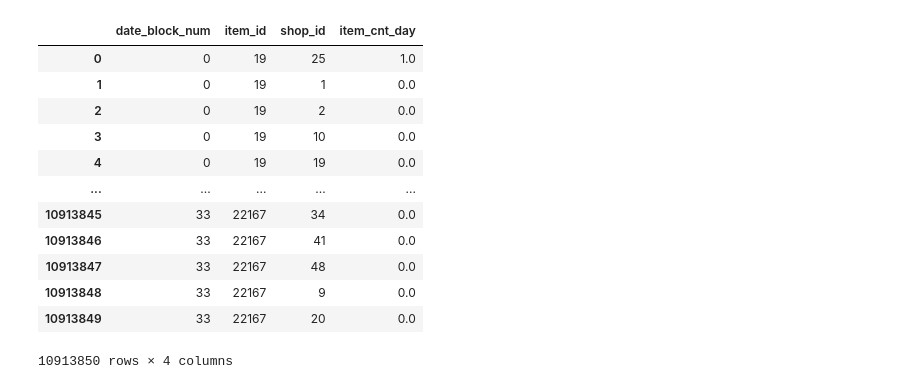
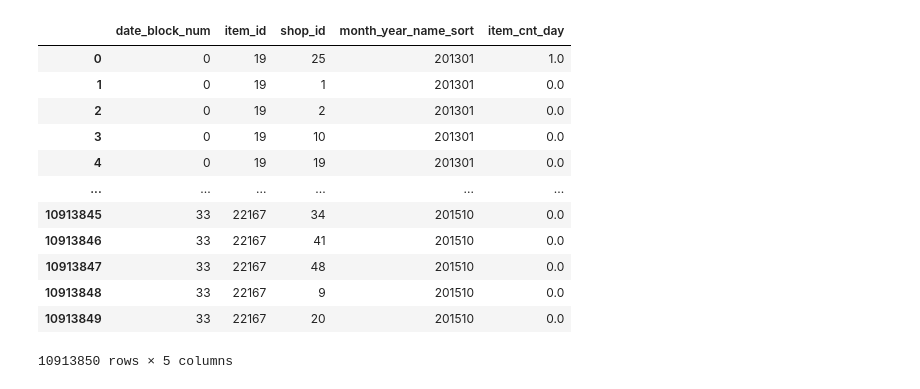
Before and after one commit to higps/miniprosjekt, a Jupyter notebook: rukjop.ipynb, the cells around one changed output. Saved outputs shown, nothing was run; the diff lists cells and outputs as text; code cells hidden in the pictures.

```diff
--- a/rukjop.ipynb
+++ b/rukjop.ipynb
@@ -3,4 +3,4 @@ import pandas as pd
 from itertools import product
 # %%
 df_original = pd.read_csv("sales_train.csv")
-df_original.columns
+df_calender = pd.read_csv("formatted_calender.csv")
@@ -10,0 +7,3 @@ Index(['date', 'date_block_num', 'shop_id', 'item_id', 'item_price',
+# %%
+df_original = pd.merge(df_original, df_calender, how="inner", on="date")
+df_original
@@ -11,27 +24,27 @@ Index(['date', 'date_block_num', 'shop_id', 'item_id', 'item_price',
 # %%
-df_draft = df_original[["date_block_num", "shop_id", "item_id", "item_cnt_day"]].copy()
-df_draft = df_draft.groupby(["date_block_num", "item_id", "shop_id"], as_index=False).sum()
+df_draft = df_original[["date_block_num", "shop_id", "item_id", "item_cnt_day", "month_year_name_sort"]].copy()
+df_draft = df_draft.groupby(["date_block_num", "item_id", "shop_id", "month_year_name_sort"], as_index=False).sum()
 df_result = pd.DataFrame()
 for i in range(34):
-    df_date_block = df_draft[df_draft["date_block_num"] == i][["date_block_num", "item_id", "shop_id"]]
-    df_crossed = pd.DataFrame(list(product([i], df_date_block["item_id"].unique(), df_date_block["shop_id"].unique())),
-                               columns=["date_block_num", "item_id", "shop_id"])
+    df_date_block = df_draft[df_draft["date_block_num"] == i][["date_block_num", "item_id", "shop_id", "month_year_name_sort"]]
+    df_crossed = pd.DataFrame(list(product([i], df_date_block["item_id"].unique(), df_date_block["shop_id"].unique(), df_date_block["month_year_name_sort"].unique())),
+                               columns=["date_block_num", "item_id", "shop_id", "month_year_name_sort"])
     df_result = pd.concat([df_result, df_crossed], ignore_index=True)
-df_result = pd.merge(df_result, df_draft, on=["date_block_num", "item_id", "shop_id"], how="left")
+df_result = pd.merge(df_result, df_draft, on=["date_block_num", "item_id", "shop_id", "month_year_name_sort"], how="left")
 df_result["item_cnt_day"].fillna(0, inplace=True)
 df_result
 # %% [output]
-|  | date_block_num | item_id | shop_id | item_cnt_day |
-| 0 | 0 | 19 | 25 | 1.0 |
-| 1 | 0 | 19 | 1 | 0.0 |
-| 2 | 0 | 19 | 2 | 0.0 |
-| 3 | 0 | 19 | 10 | 0.0 |
-| 4 | 0 | 19 | 19 | 0.0 |
-| ... | ... | ... | ... | ... |
-| 10913845 | 33 | 22167 | 34 | 0.0 |
-| 10913846 | 33 | 22167 | 41 | 0.0 |
-| 10913847 | 33 | 22167 | 48 | 0.0 |
-| 10913848 | 33 | 22167 | 9 | 0.0 |
-| 10913849 | 33 | 22167 | 20 | 0.0 |
+|  | date_block_num | item_id | shop_id | month_year_name_sort | item_cnt_day |
+| 0 | 0 | 19 | 25 | 201301 | 1.0 |
+| 1 | 0 | 19 | 1 | 201301 | 0.0 |
+| 2 | 0 | 19 | 2 | 201301 | 0.0 |
+| 3 | 0 | 19 | 10 | 201301 | 0.0 |
+| 4 | 0 | 19 | 19 | 201301 | 0.0 |
+| ... | ... | ... | ... | ... | ... |
+| 10913845 | 33 | 22167 | 34 | 201510 | 0.0 |
+| 10913846 | 33 | 22167 | 41 | 201510 | 0.0 |
+| 10913847 | 33 | 22167 | 48 | 201510 | 0.0 |
+| 10913848 | 33 | 22167 | 9 | 201510 | 0.0 |
+| 10913849 | 33 | 22167 | 20 | 201510 | 0.0 |
-10913850 rows × 4 columns
+10913850 rows × 5 columns
 # %%
```
Also changed, not shown: parts of 17 cells of this notebook, 1 other file.
